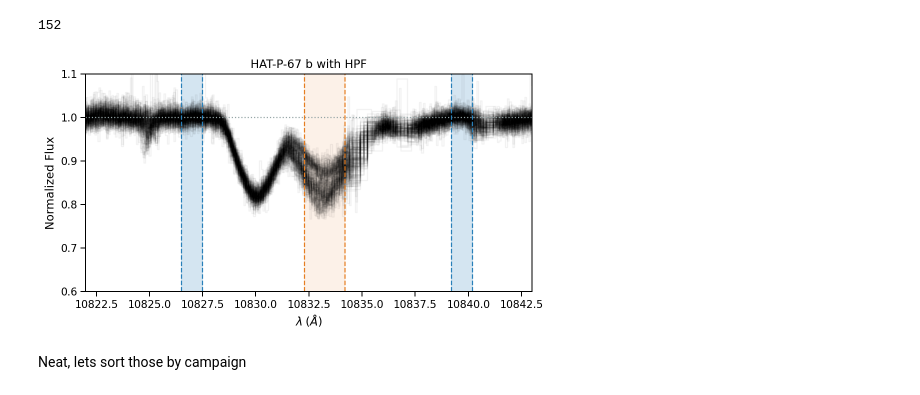
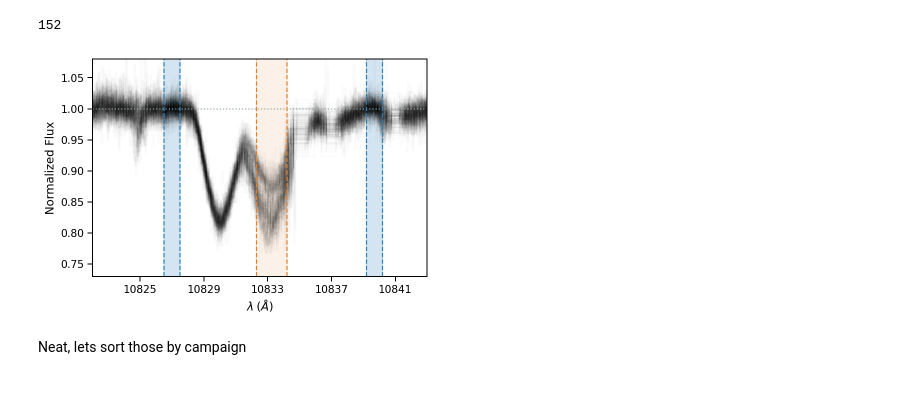
Before and after one commit to BrownDwarf/disperse, a Jupyter notebook: notebooks/04_hpf_analysis/02_Helium_phase_heatmap.ipynb, the cells around one changed output. Drawn from its saved outputs; the diff is of its cells as text; code cells hidden in the pictures.

Commit message:
Revising figures per CVM

```diff
--- a/notebooks/04_hpf_analysis/02_Helium_phase_heatmap.ipynb
+++ b/notebooks/04_hpf_analysis/02_Helium_phase_heatmap.ipynb
@@ -361,35 +377,39 @@ len(spec_list)
 # %% [output]
 152
 # %%
-fig, ax = plt.subplots(figsize=(8, 4))
+fig, ax = plt.subplots(figsize=(6, 4))
 
 for spec in spec_list:
-    spec.plot(ax=ax, ylo=0, color='k', alpha=0.05)
+    #ax.scatter(spec.wavelength, spec.flux, color='k', marker='o', alpha=0.05, s=2, edgecolor=None)
+    ax.step(spec.wavelength, spec.flux, color='k', alpha=0.02)
 
 
 ax.set_xlim(10822, 10843)
 ax.axhline(1.0, linestyle='dotted', color='#95a5a6')
 
 ax.axvline(blue_limits[0].value, linestyle='dashed', color='#2980b9')
 ax.axvline(blue_limits[1].value, linestyle='dashed', color='#2980b9')
 ax.fill_between([x.value for x in blue_limits], [2, 2], alpha=0.2, color='#2980b9')
 
 ax.axvline(feature_indices[0], linestyle='dashed', color='#e67e22')
 ax.axvline(feature_indices[1], linestyle='dashed', color='#e67e22')
 ax.fill_between(feature_indices, [2, 2], alpha=0.1, color='#e67e22', zorder=0)
 
 ax.axvline(red_limits[0].value, linestyle='dashed', color='#2980b9')
 ax.axvline(red_limits[1].value, linestyle='dashed', color='#2980b9')
 ax.fill_between([x.value for x in red_limits], [2, 2], alpha=0.2, color='#2980b9')
 
 ax.set_xlabel('$\lambda\;(\AA)$')
 ax.set_ylabel('Normalized Flux')
-ax.set_title('HAT-P-67 b with HPF')
 
-ax.set_ylim(0.6, 1.1)
-plt.savefig('../../figures/HAT_P_67b_He_spectrum.png', bbox_inches='tight', dpi=300);
+xticks = np.arange(10825, 10843, 4, dtype=int)
+ax.set_xticks(xticks)
+ax.set_xticklabels(xticks)
+
+ax.set_ylim(0.73, 1.08)
+plt.savefig('../../paper/paper1/figures/HAT_P_67b_He_spectrum.png', bbox_inches='tight', dpi=300);
 # %% [output]
-[figure, old version]
+[figure, new version]
 # %% [markdown]
 Neat, lets sort those by campaign
 # %%
```
Also changed, not shown: parts of 20 cells of this notebook, 4 other files.
